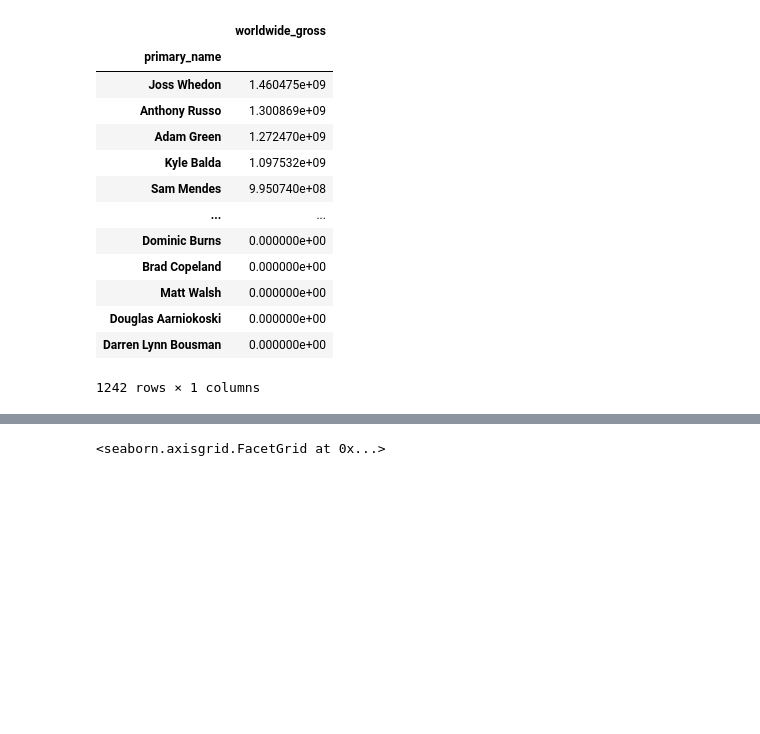
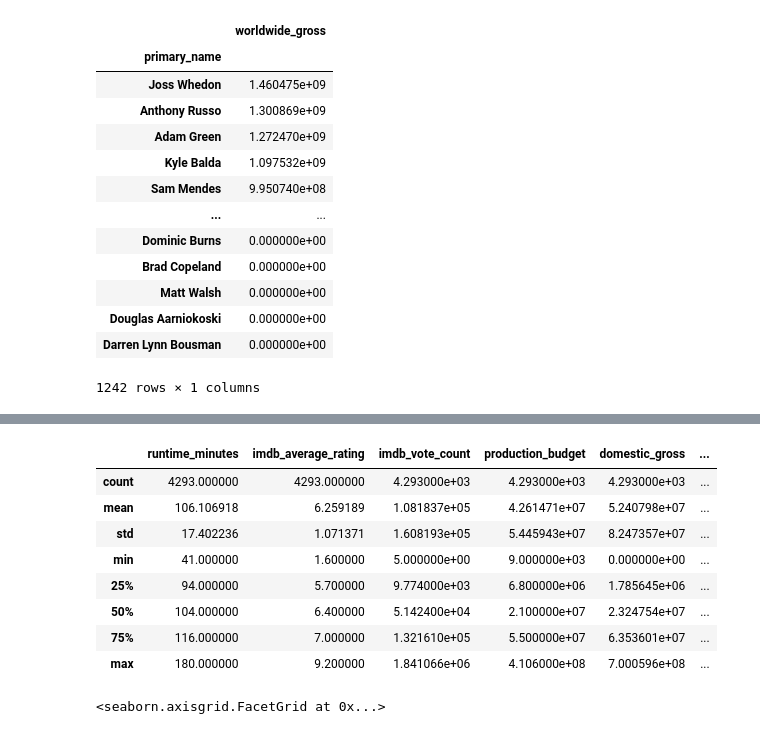
Before and after one commit to abwilliamss/AIAcademy-capstone, a Jupyter notebook: abby.ipynb, the cells around one changed output, grey strips where cells are left out. Saved outputs shown, nothing was run; the diff lists cells and outputs as text; code cells hidden in the pictures; blank space fills up the shorter version.

```diff
--- a/abby.ipynb
+++ b/abby.ipynb
@@ -272,3 +248,15 @@ sns.set(rc={'figure.figsize':(40,10)})
+# %%
+final.describe()
+# %% [output]
+|  | runtime_minutes | imdb_average_rating | imdb_vote_count | production_budget | domestic_gross | ... |
+| count | 4293.000000 | 4293.000000 | 4.293000e+03 | 4.293000e+03 | 4.293000e+03 | ... |
+| mean | 106.106918 | 6.259189 | 1.081837e+05 | 4.261471e+07 | 5.240798e+07 | ... |
+| std | 17.402236 | 1.071371 | 1.608193e+05 | 5.445943e+07 | 8.247357e+07 | ... |
+| min | 41.000000 | 1.600000 | 5.000000e+00 | 9.000000e+03 | 0.000000e+00 | ... |
+| 25% | 94.000000 | 5.700000 | 9.774000e+03 | 6.800000e+06 | 1.785645e+06 | ... |
+| 50% | 104.000000 | 6.400000 | 5.142400e+04 | 2.100000e+07 | 2.324754e+07 | ... |
+| 75% | 116.000000 | 7.000000 | 1.321610e+05 | 5.500000e+07 | 6.353601e+07 | ... |
+| max | 180.000000 | 9.200000 | 1.841066e+06 | 4.106000e+08 | 7.000596e+08 | ... |
 # %%
 import seaborn as sns
 pt = sns.displot(final.genres)
```
Also changed, not shown: parts of 22 cells of this notebook.
